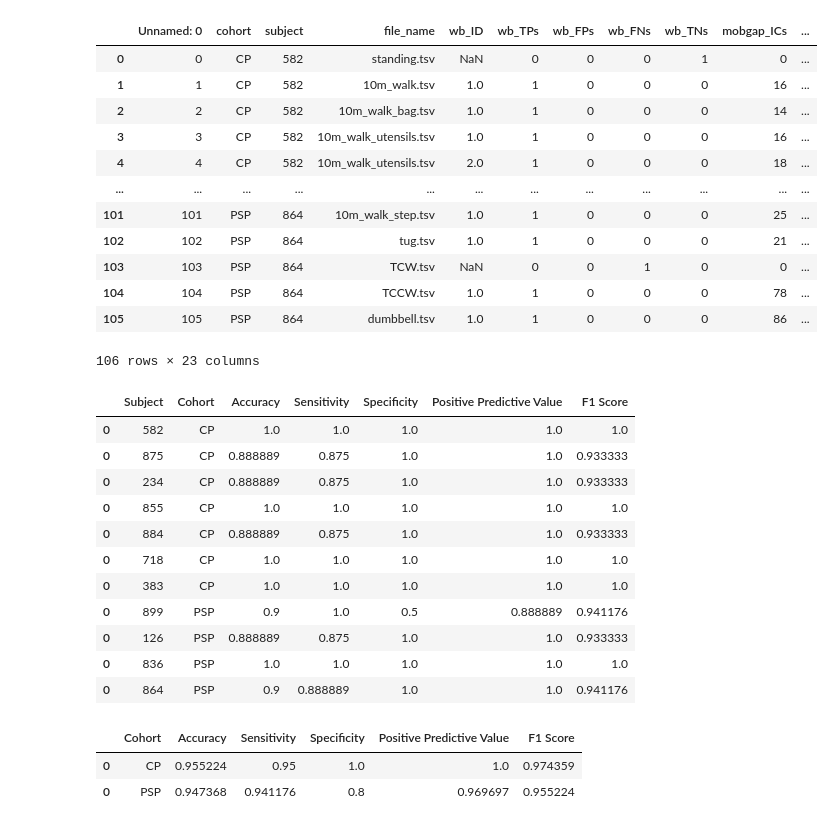
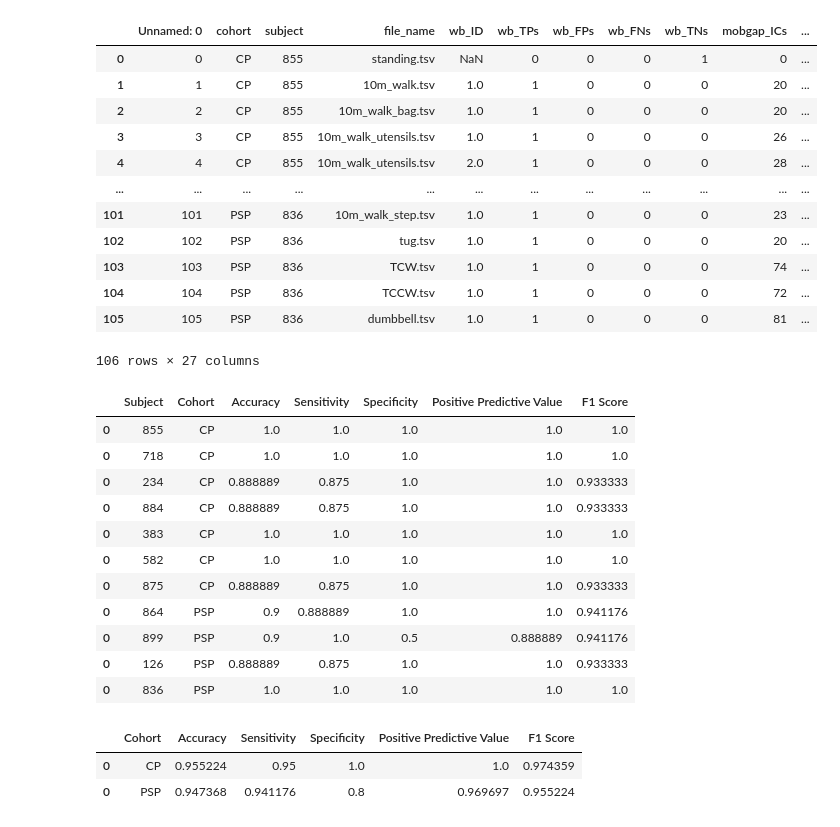
Before and after one commit to uos-mobgap/dmo4lnc-analysis, a Jupyter notebook: Data_Analysis_Lab.ipynb, the cells around one changed output. Cells and saved outputs as stored; diff of their text form; code cells hidden in the pictures.

Commit message:
Implemented pipeline parameterisation for gradient descent in future. Also added new data analysis features.

```diff
--- a/Data_Analysis_Lab.ipynb
+++ b/Data_Analysis_Lab.ipynb
@@ -48,7 +49,7 @@ def calc_metrics(cur_metrics_ser, cur_subgroup_metrics):
     cur_metrics_ser["F1 Score"] = (2*cur_metrics_ser["Positive Predictive Value"]*cur_metrics_ser["Sensitivity"])/(cur_metrics_ser["Positive Predictive Value"]+cur_metrics_ser["Sensitivity"])
     return cur_metrics_ser
 # %%
-all_metrics = pd.read_csv("In-Lab Parameters/all_metrics.csv")
+all_metrics = pd.read_csv("In-Lab Parameters/default_pipeline_output.csv")
 
 all_metrics = all_metrics[all_metrics["cohort"] != "HA"] # drop HA
 
@@ -68,6 +69,24 @@ all_metrics.loc[mask, "IC_Positive_Predictive_Value"] = (
 all_metrics.loc[mask, "IC_F1_Score"] = (
     (2*all_metrics.loc[mask, "IC_Sensitivity"]*all_metrics.loc[mask, "IC_Positive_Predictive_Value"]) /
     (all_metrics.loc[mask, "IC_Sensitivity"]+all_metrics.loc[mask, "IC_Positive_Predictive_Value"])
+)
+
+# same for wb
+all_metrics["wb_Accuracy"] = (
+    (all_metrics["wb_TPs"] + all_metrics["wb_TNs"]) /
+    (all_metrics["wb_TPs"] + all_metrics["wb_FPs"] + all_metrics["wb_FNs"] + all_metrics["wb_TNs"])
+)
+all_metrics["wb_Sensitivity"] = (
+    all_metrics["wb_TPs"] /
+    (all_metrics["wb_TPs"] + all_metrics["wb_FNs"])
+)
+all_metrics["wb_Specificity"] = (
+    all_metrics["wb_TNs"] /
+    (all_metrics["wb_TNs"]+all_metrics["wb_FPs"])
+)
+all_metrics["wb_Positive_Predictive_Value"] = (
+    all_metrics["wb_TPs"] /
+    (all_metrics["wb_TPs"] + all_metrics["wb_FPs"])
 )
 
 # subject-level stats
@@ -78,55 +97,55 @@ for subject in subjects:
     subject_metrics_ser["Subject"] = subject
     subject_metrics_ser["Cohort"] = cur_sub_metrics["cohort"].iloc[0]
     subject_metrics_ser = calc_metrics(subject_metrics_ser, cur_sub_metrics)
     subject_metrics = pd.concat([subject_metrics, subject_metrics_ser.to_frame().T])
 
 # cohort-level stats
 cohort_metrics = pd.DataFrame(columns = ["Cohort", "Accuracy", "Sensitivity", "Specificity", "Positive Predictive Value", "F1 Score"])
 cohorts = all_metrics["cohort"].unique()
 for cohort in cohorts:
     cur_cohort_metrics = all_metrics[all_metrics["cohort"] == cohort]
     cohort_metrics_ser = pd.Series(index = ["Cohort", "Accuracy", "Sensitivity", "Specificity", "Positive Predictive Value", "F1 Score"], dtype=object)
     cohort_metrics_ser["Cohort"] = cohort
     cohort_metrics_ser = calc_metrics(cohort_metrics_ser, cur_cohort_metrics)
     cohort_metrics = pd.concat([cohort_metrics, cohort_metrics_ser.to_frame().T])
 
 # display all stats
 display(all_metrics)
 display(subject_metrics)
 display(cohort_metrics)
 
 plot_metrics = all_metrics[all_metrics["cohort"] == "CP"] # change to plot other cohorts
 
 bland_altman_plot(plot_metrics.loc[mask, "stride_length_mocap"], plot_metrics.loc[mask, "stride_length_mobgap"], plot_metrics.loc[mask, "cohort"], "Stride Length")
 bland_altman_plot(plot_metrics.loc[mask, "cadence_mocap"], plot_metrics.loc[mask, "cadence_mobgap"], plot_metrics.loc[mask, "cohort"], "Cadence")
 bland_altman_plot(plot_metrics.loc[mask, "stride_length_mocap"], plot_metrics.loc[mask, "stride_length_mobgap"], plot_metrics.loc[mask, "subject"], "Stride Length")
 bland_altman_plot(plot_metrics.loc[mask, "cadence_mocap"], plot_metrics.loc[mask, "cadence_mobgap"], plot_metrics.loc[mask, "subject"], "Cadence")
 # %% [output]
 |  | Unnamed: 0 | cohort | subject | file_name | wb_ID | wb_TPs | wb_FPs | wb_FNs | wb_TNs | mobgap_ICs | ... |
-| 0 | 0 | CP | 582 | standing.tsv | NaN | 0 | 0 | 0 | 1 | 0 | ... |
-| 1 | 1 | CP | 582 | 10m_walk.tsv | 1.0 | 1 | 0 | 0 | 0 | 16 | ... |
-| 2 | 2 | CP | 582 | 10m_walk_bag.tsv | 1.0 | 1 | 0 | 0 | 0 | 14 | ... |
-| 3 | 3 | CP | 582 | 10m_walk_utensils.tsv | 1.0 | 1 | 0 | 0 | 0 | 16 | ... |
-| 4 | 4 | CP | 582 | 10m_walk_utensils.tsv | 2.0 | 1 | 0 | 0 | 0 | 18 | ... |
+| 0 | 0 | CP | 855 | standing.tsv | NaN | 0 | 0 | 0 | 1 | 0 | ... |
+| 1 | 1 | CP | 855 | 10m_walk.tsv | 1.0 | 1 | 0 | 0 | 0 | 20 | ... |
+| 2 | 2 | CP | 855 | 10m_walk_bag.tsv | 1.0 | 1 | 0 | 0 | 0 | 20 | ... |
+| 3 | 3 | CP | 855 | 10m_walk_utensils.tsv | 1.0 | 1 | 0 | 0 | 0 | 26 | ... |
+| 4 | 4 | CP | 855 | 10m_walk_utensils.tsv | 2.0 | 1 | 0 | 0 | 0 | 28 | ... |
 | ... | ... | ... | ... | ... | ... | ... | ... | ... | ... | ... | ... |
-| 101 | 101 | PSP | 864 | 10m_walk_step.tsv | 1.0 | 1 | 0 | 0 | 0 | 25 | ... |
-| 102 | 102 | PSP | 864 | tug.tsv | 1.0 | 1 | 0 | 0 | 0 | 21 | ... |
-| 103 | 103 | PSP | 864 | TCW.tsv | NaN | 0 | 0 | 1 | 0 | 0 | ... |
-| 104 | 104 | PSP | 864 | TCCW.tsv | 1.0 | 1 | 0 | 0 | 0 | 78 | ... |
-| 105 | 105 | PSP | 864 | dumbbell.tsv | 1.0 | 1 | 0 | 0 | 0 | 86 | ... |
+| 101 | 101 | PSP | 836 | 10m_walk_step.tsv | 1.0 | 1 | 0 | 0 | 0 | 23 | ... |
+| 102 | 102 | PSP | 836 | tug.tsv | 1.0 | 1 | 0 | 0 | 0 | 20 | ... |
+| 103 | 103 | PSP | 836 | TCW.tsv | 1.0 | 1 | 0 | 0 | 0 | 74 | ... |
+| 104 | 104 | PSP | 836 | TCCW.tsv | 1.0 | 1 | 0 | 0 | 0 | 72 | ... |
+| 105 | 105 | PSP | 836 | dumbbell.tsv | 1.0 | 1 | 0 | 0 | 0 | 81 | ... |
-106 rows × 23 columns
+106 rows × 27 columns
 |  | Subject | Cohort | Accuracy | Sensitivity | Specificity | Positive Predictive Value | F1 Score |
+| 0 | 855 | CP | 1.0 | 1.0 | 1.0 | 1.0 | 1.0 |
+| 0 | 718 | CP | 1.0 | 1.0 | 1.0 | 1.0 | 1.0 |
+| 0 | 234 | CP | 0.888889 | 0.875 | 1.0 | 1.0 | 0.933333 |
+| 0 | 884 | CP | 0.888889 | 0.875 | 1.0 | 1.0 | 0.933333 |
+| 0 | 383 | CP | 1.0 | 1.0 | 1.0 | 1.0 | 1.0 |
 | 0 | 582 | CP | 1.0 | 1.0 | 1.0 | 1.0 | 1.0 |
 | 0 | 875 | CP | 0.888889 | 0.875 | 1.0 | 1.0 | 0.933333 |
-| 0 | 234 | CP | 0.888889 | 0.875 | 1.0 | 1.0 | 0.933333 |
-| 0 | 855 | CP | 1.0 | 1.0 | 1.0 | 1.0 | 1.0 |
-| 0 | 884 | CP | 0.888889 | 0.875 | 1.0 | 1.0 | 0.933333 |
-| 0 | 718 | CP | 1.0 | 1.0 | 1.0 | 1.0 | 1.0 |
-| 0 | 383 | CP | 1.0 | 1.0 | 1.0 | 1.0 | 1.0 |
+| 0 | 864 | PSP | 0.9 | 0.888889 | 1.0 | 1.0 | 0.941176 |
 | 0 | 899 | PSP | 0.9 | 1.0 | 0.5 | 0.888889 | 0.941176 |
 | 0 | 126 | PSP | 0.888889 | 0.875 | 1.0 | 1.0 | 0.933333 |
 | 0 | 836 | PSP | 1.0 | 1.0 | 1.0 | 1.0 | 1.0 |
-| 0 | 864 | PSP | 0.9 | 0.888889 | 1.0 | 1.0 | 0.941176 |
 |  | Cohort | Accuracy | Sensitivity | Specificity | Positive Predictive Value | F1 Score |
 | 0 | CP | 0.955224 | 0.95 | 1.0 | 1.0 | 0.974359 |
 | 0 | PSP | 0.947368 | 0.941176 | 0.8 | 0.969697 | 0.955224 |
```
Also changed, not shown: parts of 4 cells of this notebook, 16 other files.
